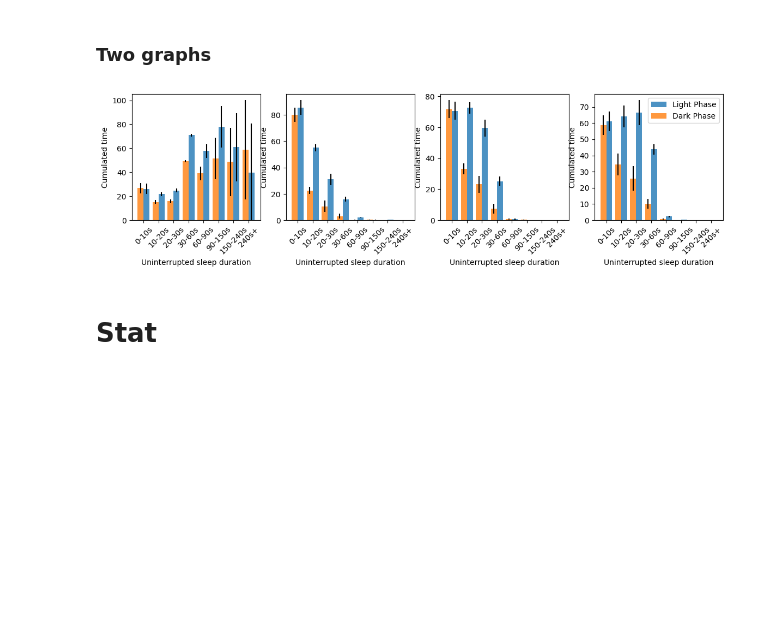
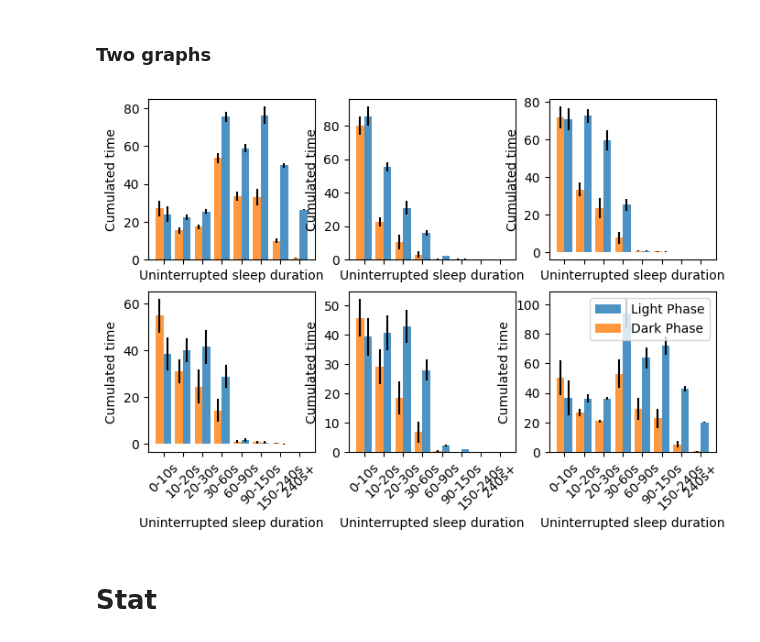
Before and after one commit to Carboneinerte/SleepAnalysis, a Jupyter notebook: separate_days.ipynb, the cells around one changed output. Drawn from its saved outputs; the diff is of its cells as text; code cells hidden in the pictures; blank space fills up the shorter version.

Commit message:
improved x axis for plot

```diff
--- a/separate_days.ipynb
+++ b/separate_days.ipynb
@@ -649,11 +628,11 @@ average_df
 # %% [markdown]
 ## Import dfs
 # %%
-sheet_to_open = "Sleep-transition-all"
+sheet_to_open = "Uninterrupted-sleep-Mean"
 
-NS_df = pd.read_excel(fr'data\Sleep-distruption-exp\NS_{sheet_to_open}_summ.xlsx', sheet_name=None)
-SDW1_df = pd.read_excel(fr'E:\R\SleepAnalysis\data\Sleep-distruption-exp\SDW1_{sheet_to_open}_summ.xlsx', sheet_name=None)
-SDW2_df = pd.read_excel(fr'E:\R\SleepAnalysis\data\Sleep-distruption-exp\SDW2_{sheet_to_open}_summ.xlsx', sheet_name=None)
-SDW3_df = pd.read_excel(fr'E:\R\SleepAnalysis\data\Sleep-distruption-exp\SDW3_{sheet_to_open}_summ.xlsx', sheet_name=None)
-SDW4_df = pd.read_excel(fr'E:\R\SleepAnalysis\data\Sleep-distruption-exp\SDW4_{sheet_to_open}_summ.xlsx', sheet_name=None)
-SR_df = pd.read_excel(fr'E:\R\SleepAnalysis\data\Sleep-distruption-exp\SR_{sheet_to_open}_summ.xlsx', sheet_name=None)
+NS_df = pd.read_excel(fr'data\Sleep-distruption-exp\NS_{sheet_to_open}_summ.xlsx', sheet_name=None, index_col="ZT")
+SDW1_df = pd.read_excel(fr'E:\R\SleepAnalysis\data\Sleep-distruption-exp\SDW1_{sheet_to_open}_summ.xlsx', sheet_name=None, index_col="ZT")
+SDW2_df = pd.read_excel(fr'E:\R\SleepAnalysis\data\Sleep-distruption-exp\SDW2_{sheet_to_open}_summ.xlsx', sheet_name=None, index_col="ZT")
+SDW3_df = pd.read_excel(fr'E:\R\SleepAnalysis\data\Sleep-distruption-exp\SDW3_{sheet_to_open}_summ.xlsx', sheet_name=None, index_col="ZT")
+SDW4_df = pd.read_excel(fr'E:\R\SleepAnalysis\data\Sleep-distruption-exp\SDW4_{sheet_to_open}_summ.xlsx', sheet_name=None, index_col="ZT")
+SR_df = pd.read_excel(fr'E:\R\SleepAnalysis\data\Sleep-distruption-exp\SR_{sheet_to_open}_summ.xlsx', sheet_name=None, index_col="ZT")
@@ -863,53 +857,71 @@ plt.savefig(fr'Gallery\\all-recording_{vari_plt}.svg', format = 'svg',transparen
 # %% [markdown]
 ### Two graphs
 # %%
-fig, ax = plt.subplots (1,4,figsize=(14,3), sharex=True, sharey=False)
+fig, ax = plt.subplots (2,3,figsize=(8,5), sharex=True, sharey=False)
 
-ax[0].bar(x = NS_df['average_df']["ZT"], height = NS_df['average_df']['Mean_Light_phase_h'], yerr = NS_df['sem_df']['SEM_Dark_phase_h'],
+ax[(0,0)].bar(x = NS_df['average_df'].index, height = NS_df['average_df']['Mean_Light_phase_h'], yerr = NS_df['sem_df']['SEM_Dark_phase_h'],
            width = 0.4, align = 'edge', label = "Light Phase", alpha = 0.80)
 
-ax[0].bar(x = NS_df['average_df']["ZT"], height = NS_df['average_df']['Mean_Dark_phase_h'], yerr = NS_df['sem_df']['SEM_Dark_phase_h'],
+ax[(0,0)].bar(x = NS_df['average_df'].index, height = NS_df['average_df']['Mean_Dark_phase_h'], yerr = NS_df['sem_df']['SEM_Dark_phase_h'],
            width = -0.4, align = 'edge', label = "Dark Phase", alpha = 0.80)
 
-ax[0].set_xticks(ticks = [0,1,2,3,4,5,6,7],labels=['0-10s',"10-20s","20-30s","30-60s","60-90s","90-150s","150-240s","240s+"],
+ax[(0,0)].set_xticks(ticks = [0,1,2,3,4,5,6,7],labels=['0-10s',"10-20s","20-30s","30-60s","60-90s","90-150s","150-240s","240s+"],
                  rotation = 45)
-ax[0].set_ylim(0)
-ax[0].set_ylabel('Cumulated time')
-ax[0].set_xlabel('Uninterrupted sleep duration')
+ax[(0,0)].set_ylim(0)
+ax[(0,0)].set_ylabel('Cumulated time')
+ax[(0,0)].set_xlabel('Uninterrupted sleep duration')
 
-ax[1].bar(x = SDW1_df['average_df']["ZT"], height = SDW1_df['average_df']['Mean_Light_phase_h'], yerr = SDW1_df['sem_df']['SEM_Dark_phase_h'],
+ax[(0,1)].bar(x = SDW1_df['average_df'].index, height = SDW1_df['average_df']['Mean_Light_phase_h'], yerr = SDW1_df['sem_df']['SEM_Dark_phase_h'],
            width = 0.4, align = 'edge', label = "Light Phase", alpha = 0.80)
-ax[1].bar(x = SDW1_df['average_df']["ZT"], height = SDW1_df['average_df']['Mean_Dark_phase_h'], yerr = SDW1_df['sem_df']['SEM_Dark_phase_h'],
+ax[(0,1)].bar(x = SDW1_df['average_df'].index, height = SDW1_df['average_df']['Mean_Dark_phase_h'], yerr = SDW1_df['sem_df']['SEM_Dark_phase_h'],
            width = -0.4, align = 'edge', label = "Dark Phase", alpha = 0.80)
-ax[1].set_xticks(ticks = [0,1,2,3,4,5,6,7],labels=['0-10s',"10-20s","20-30s","30-60s","60-90s","90-150s","150-240s","240s+"],
+ax[(0,1)].set_xticks(ticks = [0,1,2,3,4,5,6,7],labels=['0-10s',"10-20s","20-30s","30-60s","60-90s","90-150s","150-240s","240s+"],
                  rotation = 45)
-ax[1].set_ylabel('Cumulated time')
-ax[1].set_xlabel('Uninterrupted sleep duration')
+ax[(0,1)].set_ylabel('Cumulated time')
+ax[(0,1)].set_xlabel('Uninterrupted sleep duration')
 
-ax[2].bar(x = SDW2_df['average_df']["ZT"], height = SDW2_df['average_df']['Mean_Light_phase_h'], yerr = SDW2_df['sem_df']['SEM_Dark_phase_h'],
+ax[(0,2)].bar(x = SDW2_df['average_df'].index, height = SDW2_df['average_df']['Mean_Light_phase_h'], yerr = SDW2_df['sem_df']['SEM_Dark_phase_h'],
            width = 0.4, align = 'edge', label = "Light Phase", alpha = 0.80)
-ax[2].bar(x = SDW2_df['average_df']["ZT"], height = SDW2_df['average_df']['Mean_Dark_phase_h'], yerr = SDW2_df['sem_df']['SEM_Dark_phase_h'],
+ax[(0,2)].bar(x = SDW2_df['average_df'].index, height = SDW2_df['average_df']['Mean_Dark_phase_h'], yerr = SDW2_df['sem_df']['SEM_Dark_phase_h'],
            width = -0.4, align = 'edge', label = "Dark Phase", alpha = 0.80)
-ax[2].set_xticks(ticks = [0,1,2,3,4,5,6,7],labels=['0-10s',"10-20s","20-30s","30-60s","60-90s","90-150s","150-240s","240s+"],
+ax[(0,2)].set_xticks(ticks = [0,1,2,3,4,5,6,7],labels=['0-10s',"10-20s","20-30s","30-60s","60-90s","90-150s","150-240s","240s+"],
                  rotation = 45)
-ax[2].set_ylabel('Cumulated time')
-ax[2].set_xlabel('Uninterrupted sleep duration')
+ax[(0,2)].set_ylabel('Cumulated time')
+ax[(0,2)].set_xlabel('Uninterrupted sleep duration')
 
-ax[3].bar(x = SDW3_df['average_df']["ZT"], height = SDW3_df['average_df']['Mean_Light_phase_h'], yerr = SDW3_df['sem_df']['SEM_Dark_phase_h'],
+ax[(1,0)].bar(x = SDW3_df['average_df'].index, height = SDW3_df['average_df']['Mean_Light_phase_h'], yerr = SDW3_df['sem_df']['SEM_Dark_phase_h'],
            width = 0.4, align = 'edge', label = "Light Phase", alpha = 0.80)
-ax[3].bar(x = SDW3_df['average_df']["ZT"], height = SDW3_df['average_df']['Mean_Dark_phase_h'], yerr = SDW3_df['sem_df']['SEM_Dark_phase_h'],
+ax[(1,0)].bar(x = SDW3_df['average_df'].index, height = SDW3_df['average_df']['Mean_Dark_phase_h'], yerr = SDW3_df['sem_df']['SEM_Dark_phase_h'],
            width = -0.4, align = 'edge', label = "Dark Phase", alpha = 0.80)
-ax[3].set_xticks(ticks = [0,1,2,3,4,5,6,7],labels=['0-10s',"10-20s","20-30s","30-60s","60-90s","90-150s","150-240s","240s+"],
+ax[(1,0)].set_xticks(ticks = [0,1,2,3,4,5,6,7],labels=['0-10s',"10-20s","20-30s","30-60s","60-90s","90-150s","150-240s","240s+"],
                  rotation = 45)
-ax[3].set_ylabel('Cumulated time')
-ax[3].set_xlabel('Uninterrupted sleep duration')
+ax[(1,0)].set_ylabel('Cumulated time')
+ax[(1,0)].set_xlabel('Uninterrupted sleep duration')
 
-ax[3].legend()
-ax[2].set_ylim(0)
+ax[(1,1)].bar(x = SDW4_df['average_df'].index, height = SDW4_df['average_df']['Mean_Light_phase_h'], yerr = SDW4_df['sem_df']['SEM_Dark_phase_h'],
+           width = 0.4, align = 'edge', label = "Light Phase", alpha = 0.80)
+ax[(1,1)].bar(x = SDW4_df['average_df'].index, height = SDW4_df['average_df']['Mean_Dark_phase_h'], yerr = SDW4_df['sem_df']['SEM_Dark_phase_h'],
+           width = -0.4, align = 'edge', label = "Dark Phase", alpha = 0.80)
+ax[(1,1)].set_xticks(ticks = [0,1,2,3,4,5,6,7],labels=['0-10s',"10-20s","20-30s","30-60s","60-90s","90-150s","150-240s","240s+"],
+                 rotation = 45)
+ax[(1,1)].set_ylabel('Cumulated time')
+ax[(1,1)].set_xlabel('Uninterrupted sleep duration')
+
+ax[(1,2)].bar(x = SR_df['average_df'].index, height = SR_df['average_df']['Mean_Light_phase_h'], yerr = SR_df['sem_df']['SEM_Dark_phase_h'],
+           width = 0.4, align = 'edge', label = "Light Phase", alpha = 0.80)
+ax[(1,2)].bar(x = SR_df['average_df'].index, height = SR_df['average_df']['Mean_Dark_phase_h'], yerr = SR_df['sem_df']['SEM_Dark_phase_h'],
+           width = -0.4, align = 'edge', label = "Dark Phase", alpha = 0.80)
+ax[(1,2)].set_xticks(ticks = [0,1,2,3,4,5,6,7],labels=['0-10s',"10-20s","20-30s","30-60s","60-90s","90-150s","150-240s","240s+"],
+                 rotation = 45)
+ax[(1,2)].set_ylabel('Cumulated time')
+ax[(1,2)].set_xlabel('Uninterrupted sleep duration')
+
+ax[(1,2)].legend()
+ax[(1,2)].set_ylim(0)
 
 plt.savefig('Gallery\\bouts_duration_all.svg', format = 'svg', transparent = True, dpi= 300)
 # %% [output]
-[figure, old version]
+[figure, new version]
 # %% [markdown]
 # Stat
 # %%
```
Also changed, not shown: parts of 13 cells of this notebook.
